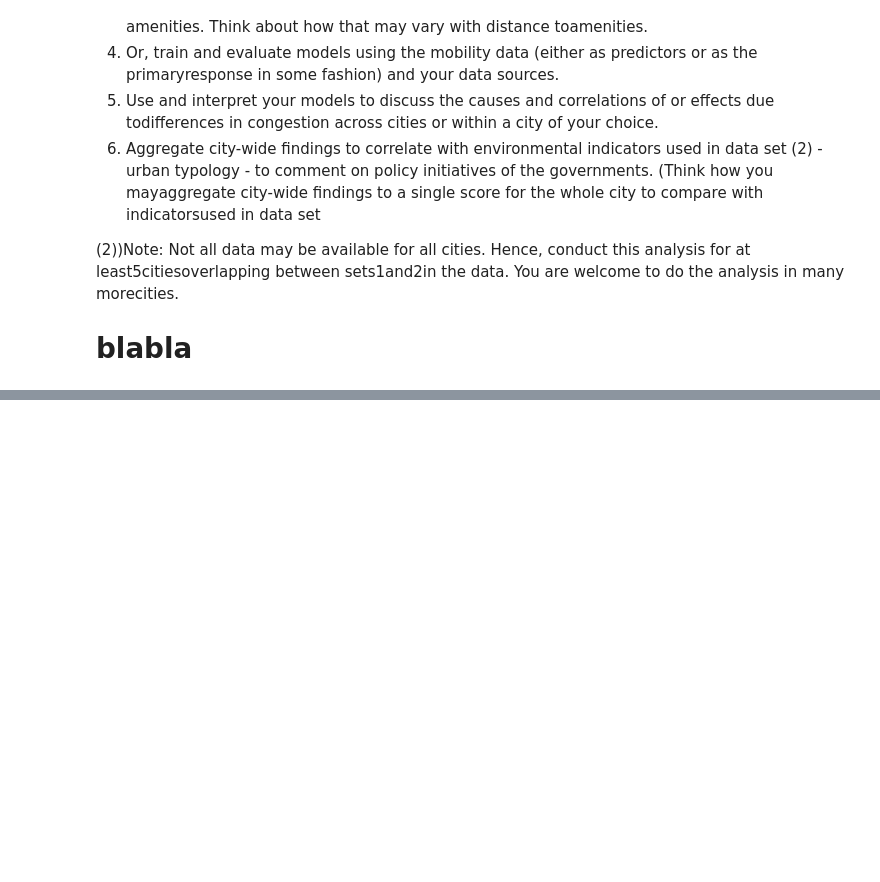
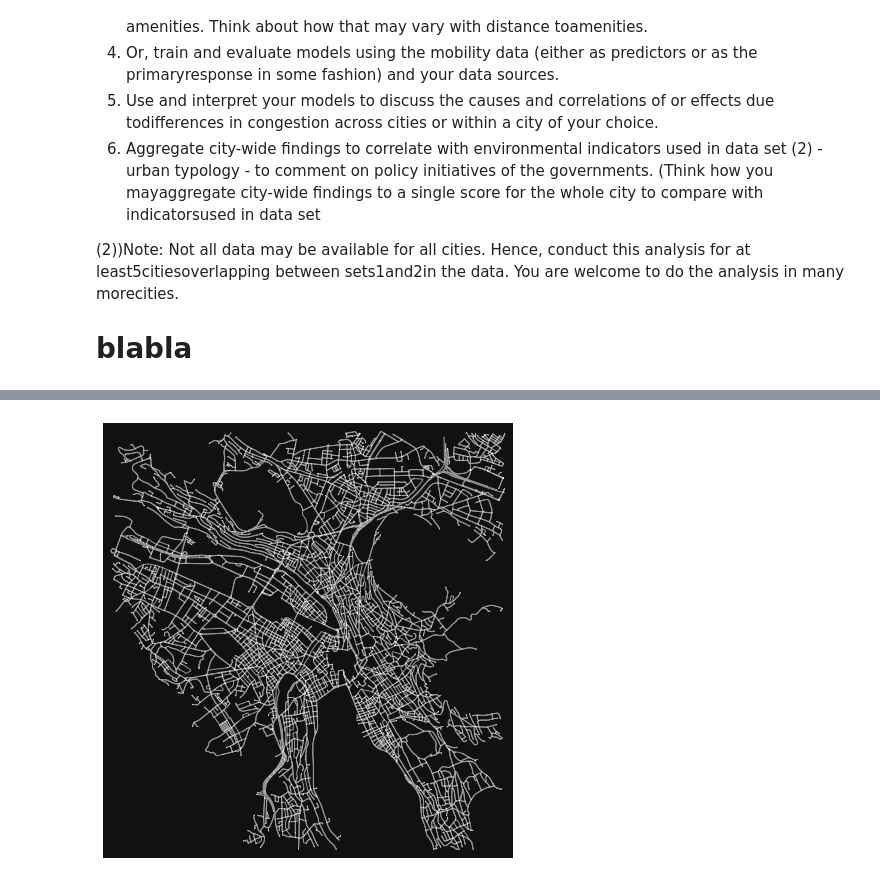
Before and after one commit to K4Ling/UrbanDataSc, a Jupyter notebook: Assignment.ipynb, the cells around one changed output, grey strips where cells are left out. Cells and saved outputs as stored; diff of their text form; code cells hidden in the pictures; blank space fills up the shorter version.

```diff
--- a/Assignment.ipynb
+++ b/Assignment.ipynb
@@ -57,0 +79,5 @@ Cities
+# %%
+G1 = ox.project_graph(Graphs[4])
+fig, ax = ox.plot_graph(G1, node_size=1)
+# %% [output]
+[figure, added]
```
Also changed, not shown: parts of 21 cells of this notebook, 1 other file.
